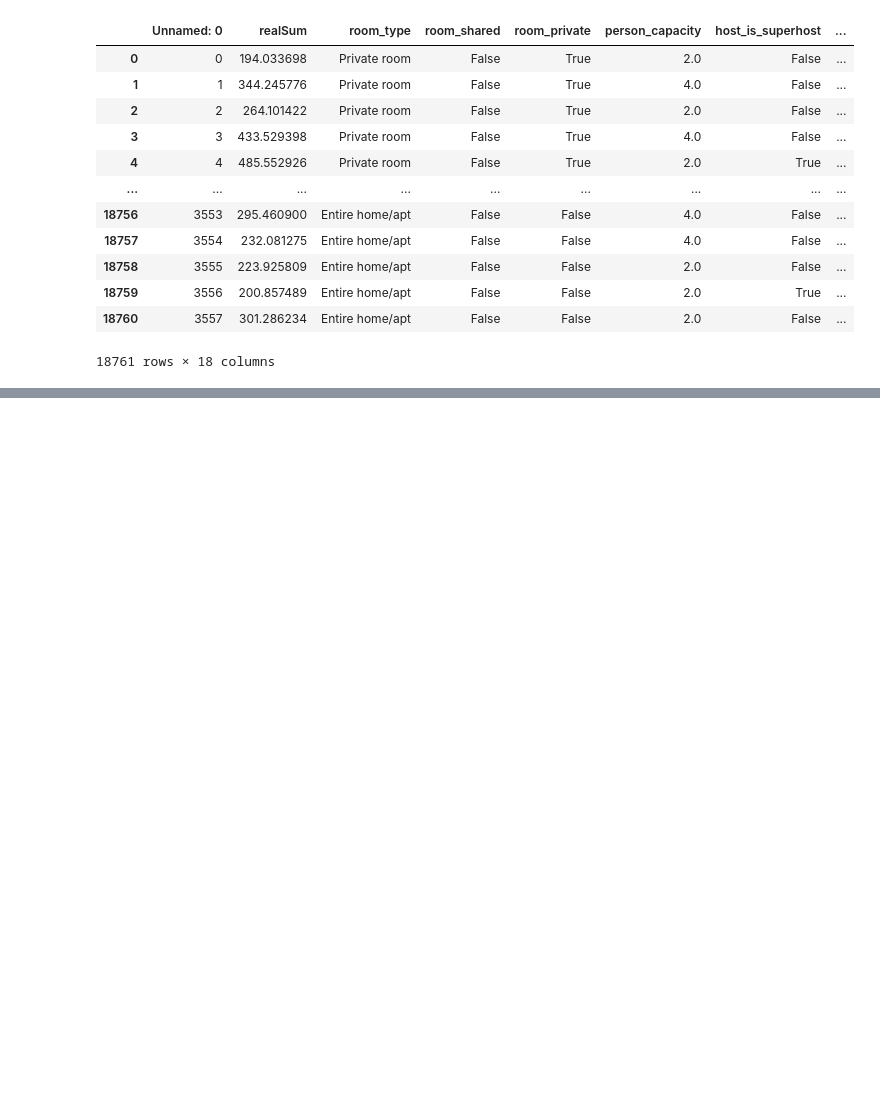
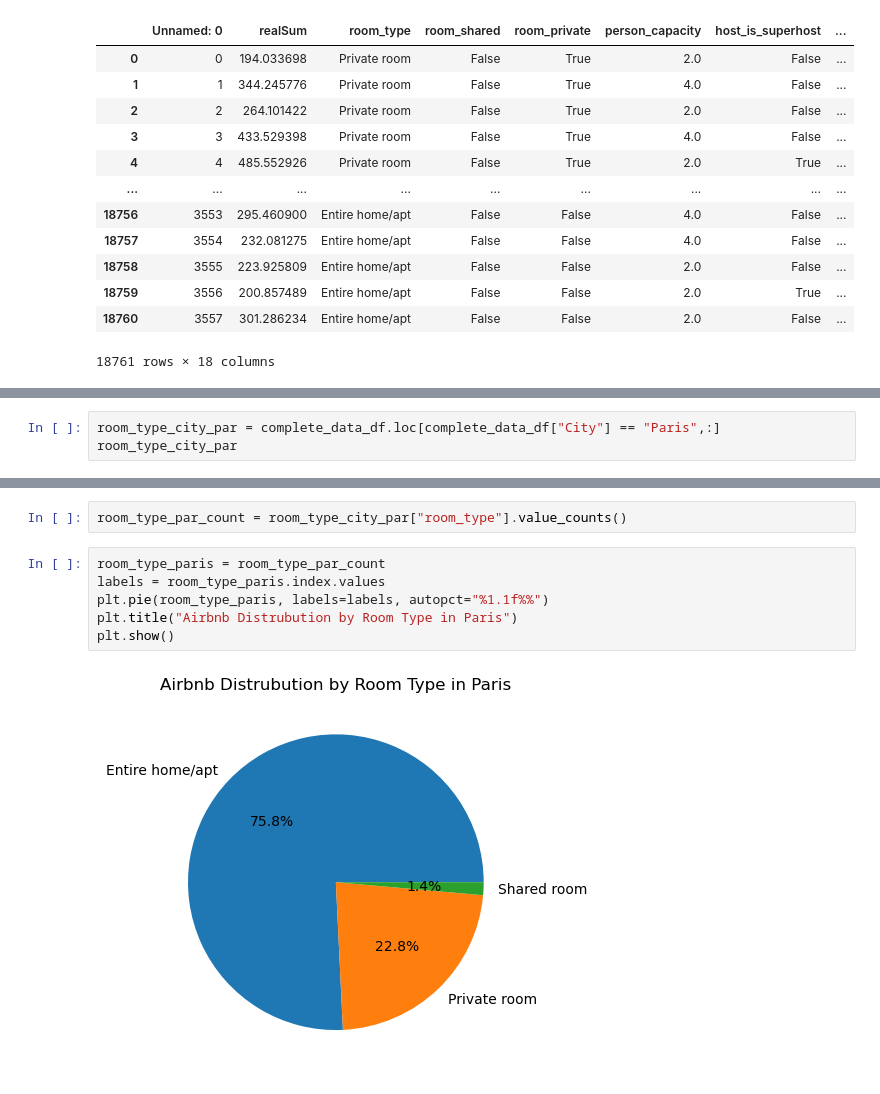
Before and after one commit to andrei-tabachk/team6-project-1, a Jupyter notebook: airbnb_comp.ipynb, the cells around one changed output, grey strips where cells are left out. Saved outputs shown, nothing was run; the diff lists cells and outputs as text; blank space fills up the shorter version.

```diff
--- a/airbnb_comp.ipynb
+++ b/airbnb_comp.ipynb
@@ -103,0 +175,3 @@ complete_data_df
+# %%
+room_type_city_par = complete_data_df.loc[complete_data_df["City"] == "Paris",:]
+room_type_city_par
@@ -103,0 +192,10 @@ complete_data_df
+# %%
+room_type_par_count = room_type_city_par["room_type"].value_counts()
+# %%
+room_type_paris = room_type_par_count
+labels = room_type_paris.index.values
+plt.pie(room_type_paris, labels=labels, autopct="%1.1f%%")
+plt.title("Airbnb Distrubution by Room Type in Paris")
+plt.show()
+# %% [output]
+[figure, added]
```
Also changed, not shown: parts of 8 cells of this notebook.
